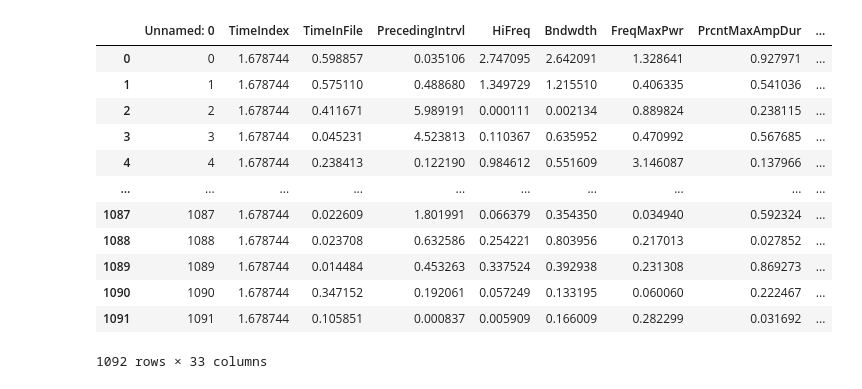
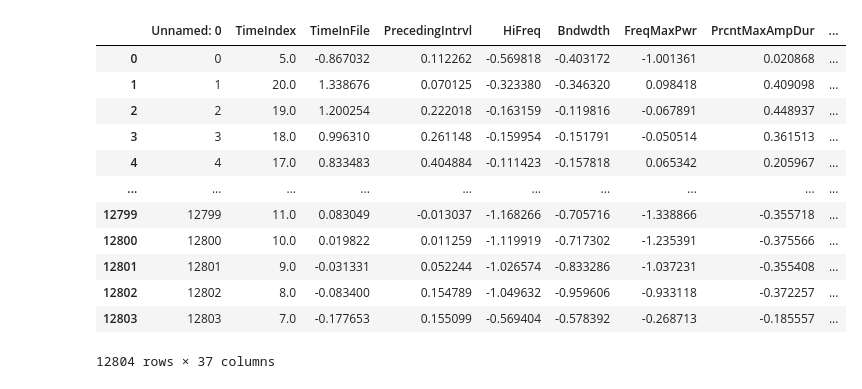
Before and after one commit to paepcke/bats, a Jupyter notebook: src/andrew/error_distribution_analysis.ipynb, the cells around one changed output. Saved outputs shown, nothing was run; the diff lists cells and outputs as text; code cells hidden in the pictures.

```diff
--- a/src/andrew/error_distribution_analysis.ipynb
+++ b/src/andrew/error_distribution_analysis.ipynb
@@ -8,18 +17,19 @@ from scipy import stats
 # %%
-loss_file = "../../bats_transformer/outputs/daytime_files_new_10_11/models_31.log"
-losses = pd.read_csv(loss_file)
-losses
+truths = pd.read_csv(f"{model_log_prefix}_ground_truths.log")
+predictions = pd.read_csv(f"{model_log_prefix}_predictions.log")
+# losses = pd.read_csv(f"{model_log_prefix}_losses.log")
+predictions
 # %% [output]
 |  | Unnamed: 0 | TimeIndex | TimeInFile | PrecedingIntrvl | HiFreq | Bndwdth | FreqMaxPwr | PrcntMaxAmpDur | ... |
-| 0 | 0 | 1.678744 | 0.598857 | 0.035106 | 2.747095 | 2.642091 | 1.328641 | 0.927971 | ... |
-| 1 | 1 | 1.678744 | 0.575110 | 0.488680 | 1.349729 | 1.215510 | 0.406335 | 0.541036 | ... |
-| 2 | 2 | 1.678744 | 0.411671 | 5.989191 | 0.000111 | 0.002134 | 0.889824 | 0.238115 | ... |
-| 3 | 3 | 1.678744 | 0.045231 | 4.523813 | 0.110367 | 0.635952 | 0.470992 | 0.567685 | ... |
-| 4 | 4 | 1.678744 | 0.238413 | 0.122190 | 0.984612 | 0.551609 | 3.146087 | 0.137966 | ... |
+| 0 | 0 | 5.0 | -0.867032 | 0.112262 | -0.569818 | -0.403172 | -1.001361 | 0.020868 | ... |
+| 1 | 1 | 20.0 | 1.338676 | 0.070125 | -0.323380 | -0.346320 | 0.098418 | 0.409098 | ... |
+| 2 | 2 | 19.0 | 1.200254 | 0.222018 | -0.163159 | -0.119816 | -0.067891 | 0.448937 | ... |
+| 3 | 3 | 18.0 | 0.996310 | 0.261148 | -0.159954 | -0.151791 | -0.050514 | 0.361513 | ... |
+| 4 | 4 | 17.0 | 0.833483 | 0.404884 | -0.111423 | -0.157818 | 0.065342 | 0.205967 | ... |
 | ... | ... | ... | ... | ... | ... | ... | ... | ... | ... |
-| 1087 | 1087 | 1.678744 | 0.022609 | 1.801991 | 0.066379 | 0.354350 | 0.034940 | 0.592324 | ... |
-| 1088 | 1088 | 1.678744 | 0.023708 | 0.632586 | 0.254221 | 0.803956 | 0.217013 | 0.027852 | ... |
-| 1089 | 1089 | 1.678744 | 0.014484 | 0.453263 | 0.337524 | 0.392938 | 0.231308 | 0.869273 | ... |
-| 1090 | 1090 | 1.678744 | 0.347152 | 0.192061 | 0.057249 | 0.133195 | 0.060060 | 0.222467 | ... |
-| 1091 | 1091 | 1.678744 | 0.105851 | 0.000837 | 0.005909 | 0.166009 | 0.282299 | 0.031692 | ... |
+| 12799 | 12799 | 11.0 | 0.083049 | -0.013037 | -1.168266 | -0.705716 | -1.338866 | -0.355718 | ... |
+| 12800 | 12800 | 10.0 | 0.019822 | 0.011259 | -1.119919 | -0.717302 | -1.235391 | -0.375566 | ... |
+| 12801 | 12801 | 9.0 | -0.031331 | 0.052244 | -1.026574 | -0.833286 | -1.037231 | -0.355408 | ... |
+| 12802 | 12802 | 8.0 | -0.083400 | 0.154789 | -1.049632 | -0.959606 | -0.933118 | -0.372257 | ... |
+| 12803 | 12803 | 7.0 | -0.177653 | 0.155099 | -0.569404 | -0.578392 | -0.268713 | -0.185557 | ... |
-1092 rows × 33 columns
+12804 rows × 37 columns
```
Also changed, not shown: parts of 17 cells of this notebook, 7 other files.
